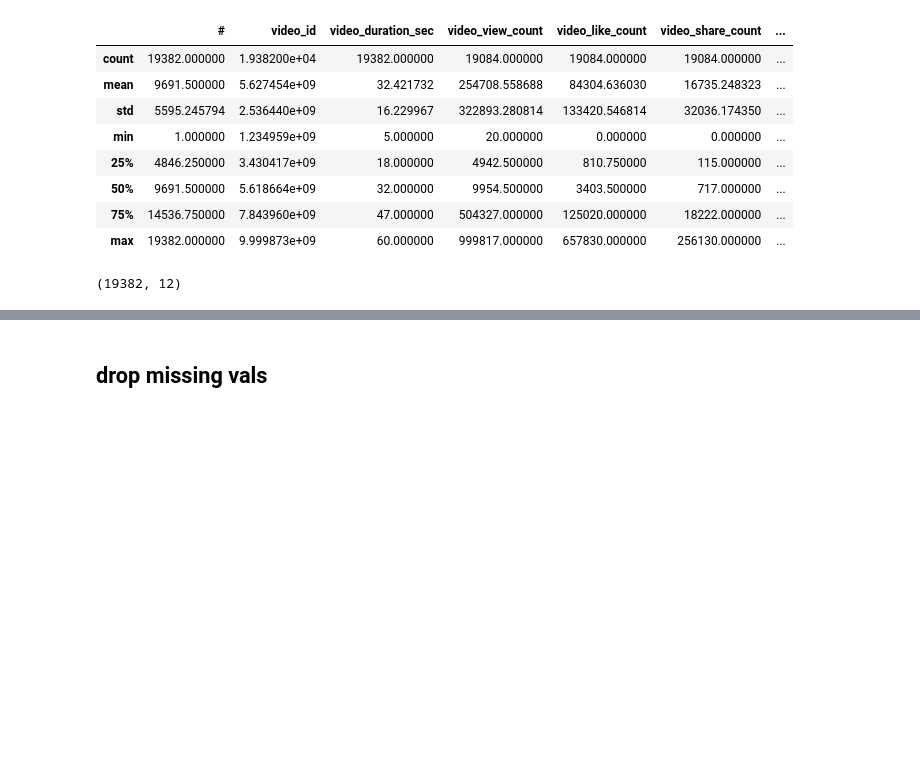
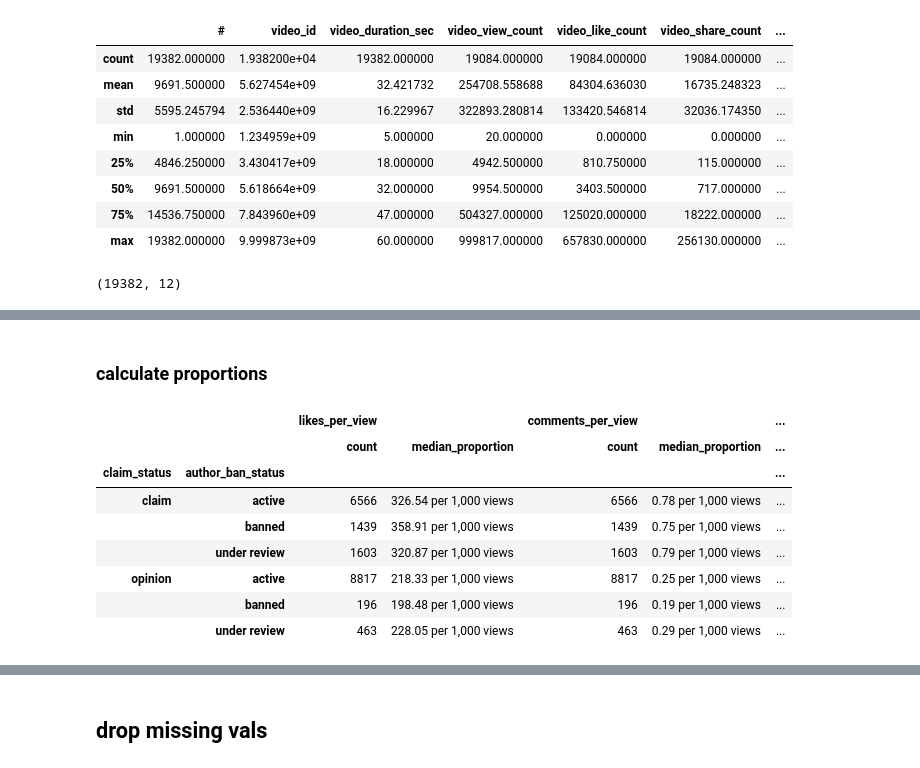
Before and after one commit to ideaguy3d/data-analytics, a Jupyter notebook: tiktok/opinion-or-claim-classification.ipynb, the cells around one changed output, grey strips where cells are left out. Cells and saved outputs as stored; diff of their text form; code cells hidden in the pictures; blank space fills up the shorter version.

Commit message:
proportion calculations, another hypothesis test

```diff
--- a/tiktok/opinion-or-claim-classification.ipynb
+++ b/tiktok/opinion-or-claim-classification.ipynb
@@ -76,0 +134,33 @@ tiktok_df.shape
+# %% [markdown]
+### calculate proportions
+# %%
+# Create 3 new columns to calculate proportion
+tiktok_df['likes_per_view'] = tiktok_df['video_like_count'] / tiktok_df['video_view_count']
+tiktok_df['comments_per_view'] = tiktok_df['video_comment_count'] / tiktok_df['video_view_count']
+tiktok_df['shares_per_view'] = tiktok_df['video_share_count'] / tiktok_df['video_view_count']
+
+
+# Scale proportions to 'per 1,000'
+proportion = 1000
+tiktok_df['likes_per_view'] *= proportion
+tiktok_df['comments_per_view'] *= proportion
+tiktok_df['shares_per_view'] *= proportion
+
+# Group and calculate just scaled medians
+tiktok_df.groupby(['claim_status', 'author_ban_status']).agg(
+    {
+        'likes_per_view': ['count', ('median_proportion', lambda x: f"{x.median():,.2f} per {proportion:,} views")],
+        'comments_per_view': ['count', ('median_proportion', lambda x: f"{x.median():,.2f} per {proportion:,} views")],
+        'shares_per_view': ['count', ('median_proportion', lambda x: f"{x.median():,.2f} per {proportion:,} views")]
+    }
+)
+# %% [output]
+|  |  | likes_per_view |  | comments_per_view |  | ... |
+|  |  | count | median_proportion | count | median_proportion | ... |
+| claim_status | author_ban_status |  |  |  |  | ... |
+| claim | active | 6566 | 326.54 per 1,000 views | 6566 | 0.78 per 1,000 views | ... |
+|  | banned | 1439 | 358.91 per 1,000 views | 1439 | 0.75 per 1,000 views | ... |
+|  | under review | 1603 | 320.87 per 1,000 views | 1603 | 0.79 per 1,000 views | ... |
+| opinion | active | 8817 | 218.33 per 1,000 views | 8817 | 0.25 per 1,000 views | ... |
+|  | banned | 196 | 198.48 per 1,000 views | 196 | 0.19 per 1,000 views | ... |
+|  | under review | 463 | 228.05 per 1,000 views | 463 | 0.29 per 1,000 views | ... |
```
Also changed, not shown: parts of 20 cells of this notebook.
